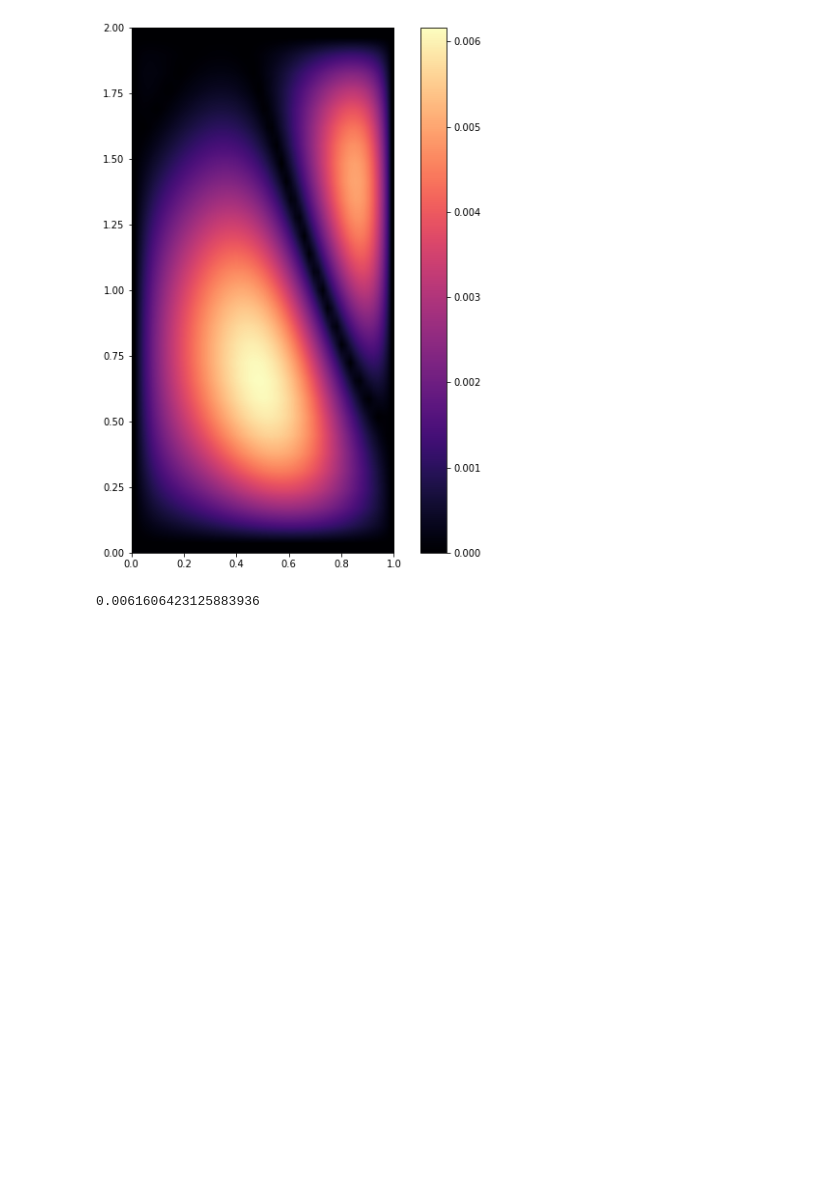
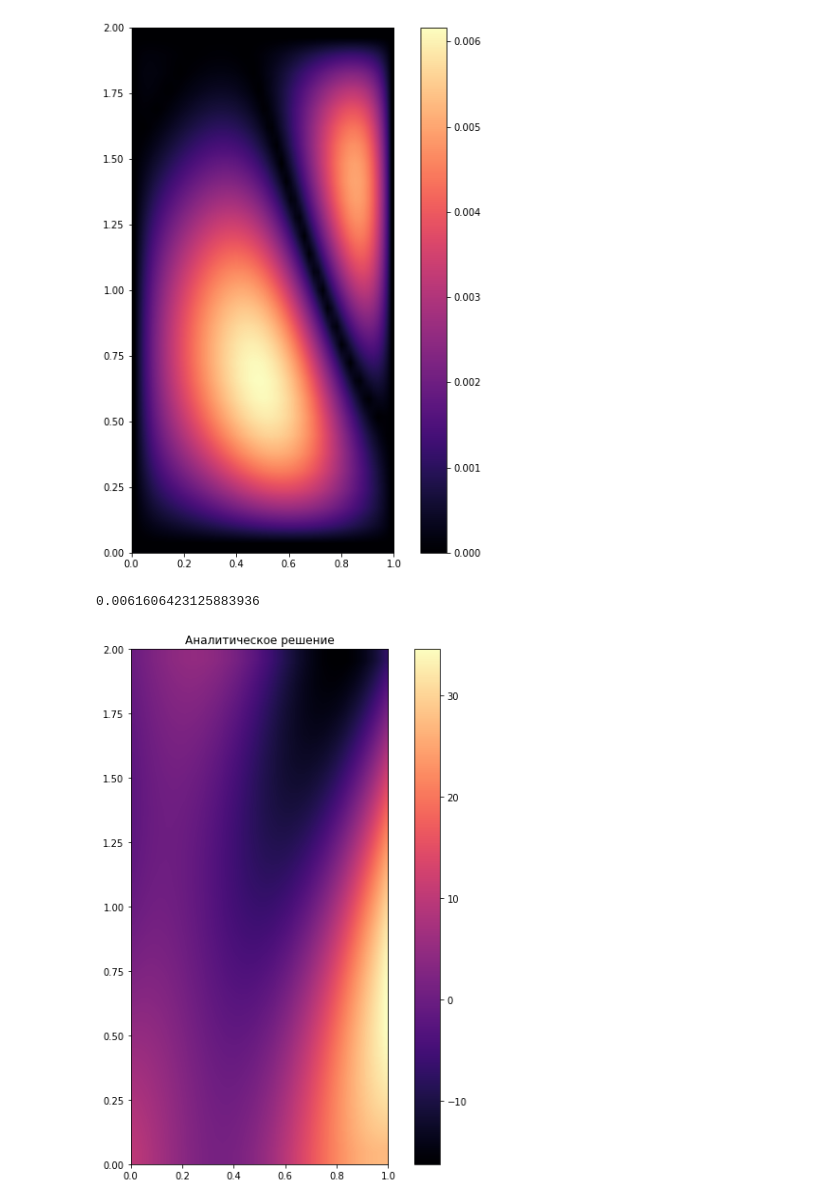
Before and after one commit to mainarel/Numerical_methods_7, a Jupyter notebook: Lab4_.ipynb, the cells around one changed output. Drawn from its saved outputs; the diff is of its cells as text; code cells hidden in the pictures; blank space fills up the shorter version.

```diff
--- a/Lab4_.ipynb
+++ b/Lab4_.ipynb
@@ -138,3 +138,31 @@ plt.show()
 print(np.max(np.abs(analytical_solution-numerical_sol)))
 # %% [output]
 0.0061606423125883936
+# %%
+hx00 = 0.05
+hy00 = 0.05
+xmin = 0
+xmax = 1
+ymin = 0
+ymax = 2
+
+
+nx = int((xmax - xmin) / hx00) +1
+x00, hx00 = np.linspace(xmin,xmax, nx, retstep = True)
+
+ny = int((ymax - ymin) / hy00) +1
+y00,hy00 = np.linspace(ymin,ymax, ny, retstep = True)
+
+
+numerical_sol0 = eqsol(f, mu1_x, mu2_x, mu1_y, mu2_y, xmin=0, xmax=1, ymin=0, ymax=2, hx=hx00, hy=hy00, epsilon = 1e-5)
+# %%
+analytical_solution = np.array([solution(i, j) for i in x00 for j in y00 ])
+analytical_solution = analytical_solution.reshape((len(x00), len(y00)))
+# %%
+plt.figure(figsize=(10,10))
+plt.imshow(analytical_solution, extent=[xmin, xmax, ymin, ymax], cmap='magma', interpolation='bilinear')
+plt.title("Аналитическое решение")
+plt.colorbar()
+plt.show()
+# %% [output]
+[figure, added]
```
Also changed, not shown: parts of 2 cells of this notebook.
